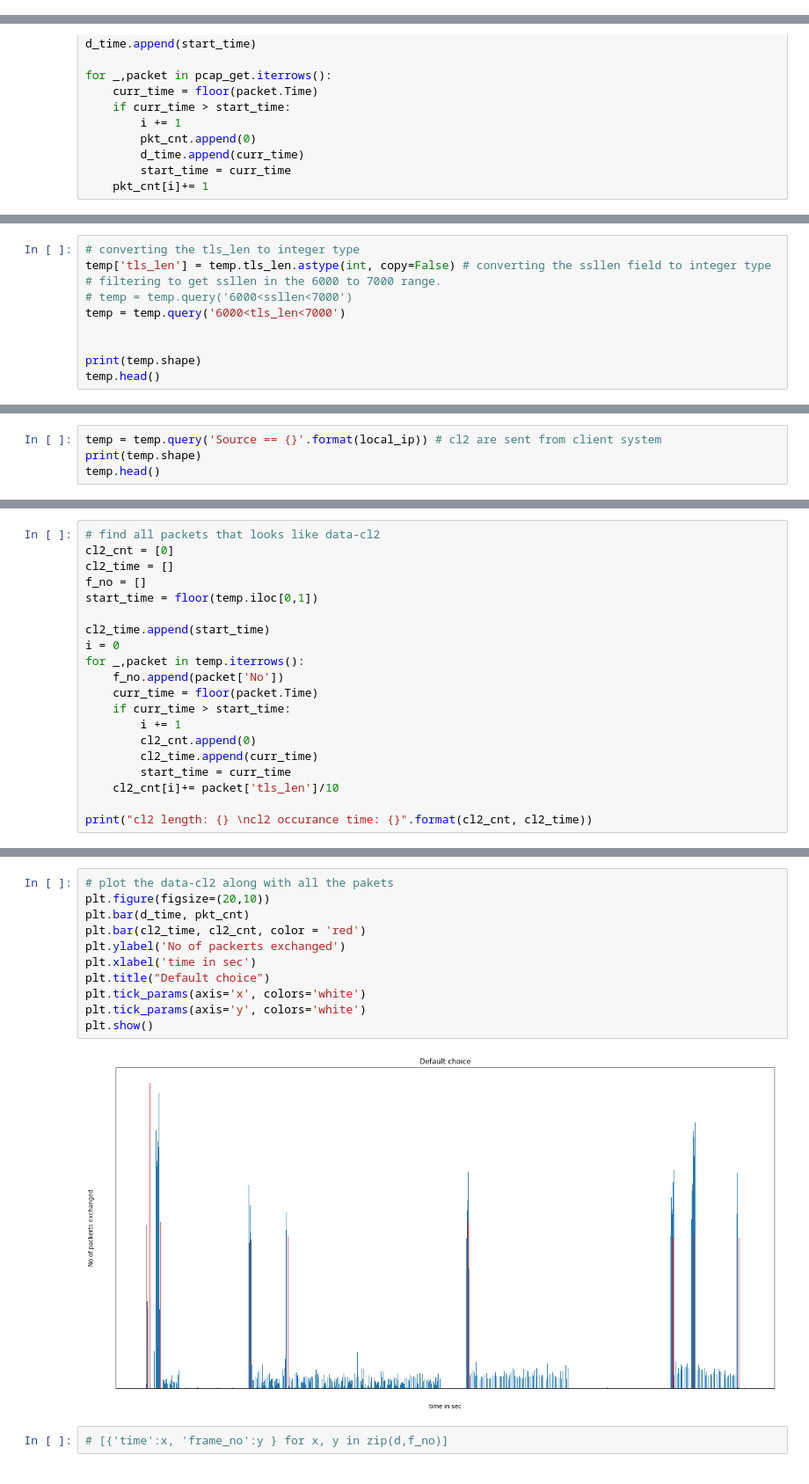
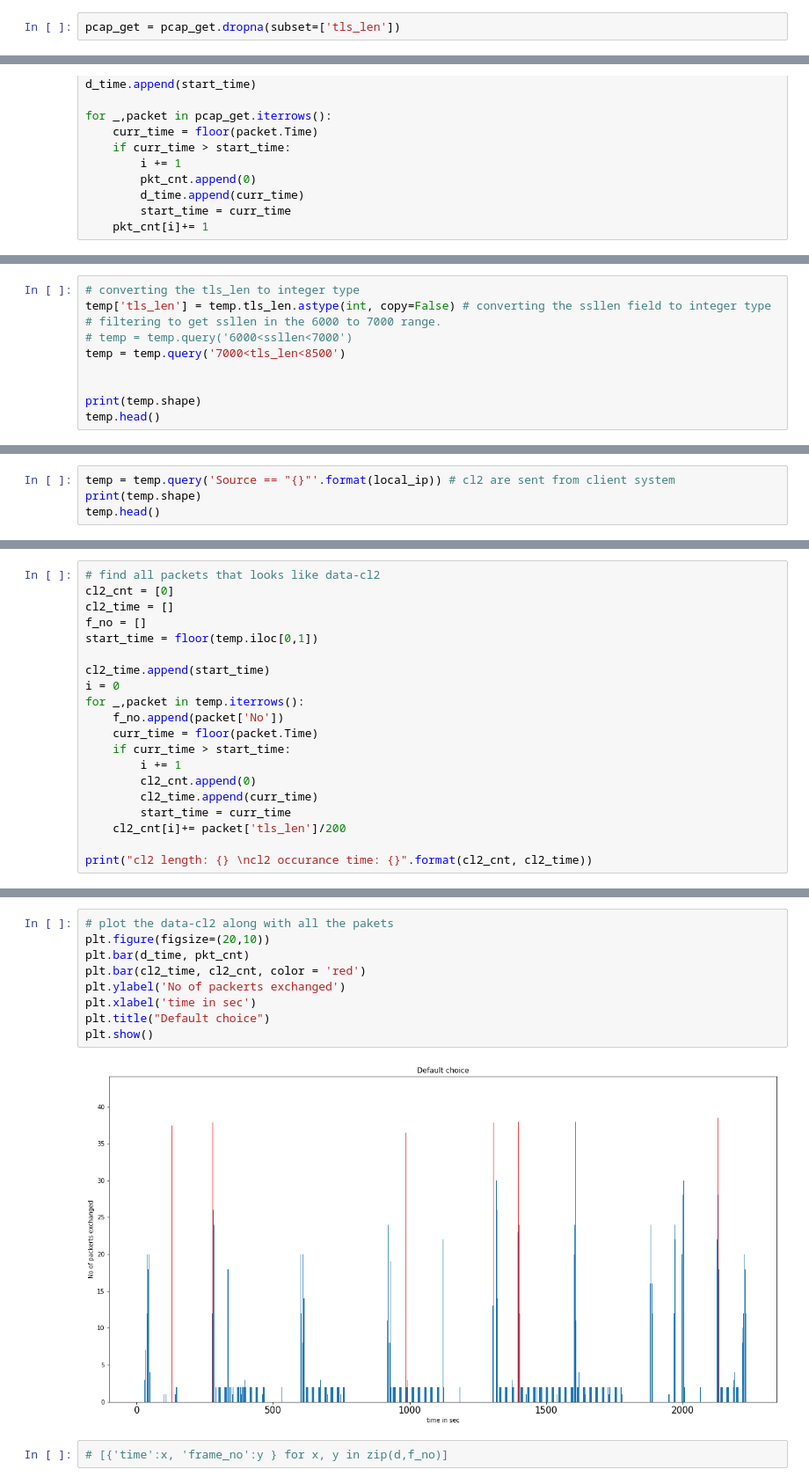
Before and after one commit to ssahaxd/IITM_Internship_2019, a Jupyter notebook: code_d.ipynb, the cells around one changed output, grey strips where cells are left out. Shown: that part at 88% size. Cells and saved outputs as stored; diff of their text form.

```diff
--- a/code_d.ipynb
+++ b/code_d.ipynb
@@ -36,0 +58,2 @@ pcap_get = pcap_main[pcap_main['Destination']== nf_ip]
+# %%
+pcap_get = pcap_get.dropna(subset=['tls_len'])
@@ -120,7 +167,7 @@ temp.shape
 temp['tls_len'] = temp.tls_len.astype(int, copy=False) # converting the ssllen field to integer type
 # filtering to get ssllen in the 6000 to 7000 range.
 # temp = temp.query('6000<ssllen<7000')
-temp = temp.query('6000<tls_len<7000')
+temp = temp.query('7000<tls_len<8500')
 
 
 print(temp.shape)
@@ -141,5 +187,5 @@ See the caveats in the documentation: http://pandas.pydata.org/pandas-docs/stabl
 # %%
-temp = temp.query('Source == {}'.format(local_ip)) # cl2 are sent from client system
+temp = temp.query('Source == "{}"'.format(local_ip)) # cl2 are sent from client system
 print(temp.shape)
 temp.head()
 # %% [output]
@@ -167,7 +213,7 @@ for _,packet in temp.iterrows():
         cl2_cnt.append(0)
         cl2_time.append(curr_time)
         start_time = curr_time
-    cl2_cnt[i]+= packet['tls_len']/10
+    cl2_cnt[i]+= packet['tls_len']/200
 
 print("cl2 length: {} \ncl2 occurance time: {}".format(cl2_cnt, cl2_time))
 # %% [output]
@@ -176,16 +222,14 @@ cl2 occurance time: [3, 8, 25, 164, 222, 500, 816, 848, 917]
 # %%
 # plot the data-cl2 along with all the pakets
 plt.figure(figsize=(20,10))
 plt.bar(d_time, pkt_cnt)
 plt.bar(cl2_time, cl2_cnt, color = 'red')
 plt.ylabel('No of packerts exchanged')
 plt.xlabel('time in sec')
 plt.title("Default choice")
-plt.tick_params(axis='x', colors='white')
-plt.tick_params(axis='y', colors='white')
 plt.show()
 # %% [output]
-[figure, old version]
+[figure, new version]
 # %%
 # [{'time':x, 'frame_no':y } for x, y in zip(d,f_no)]
 # %%
```
Also changed, not shown: parts of 22 cells of this notebook.
